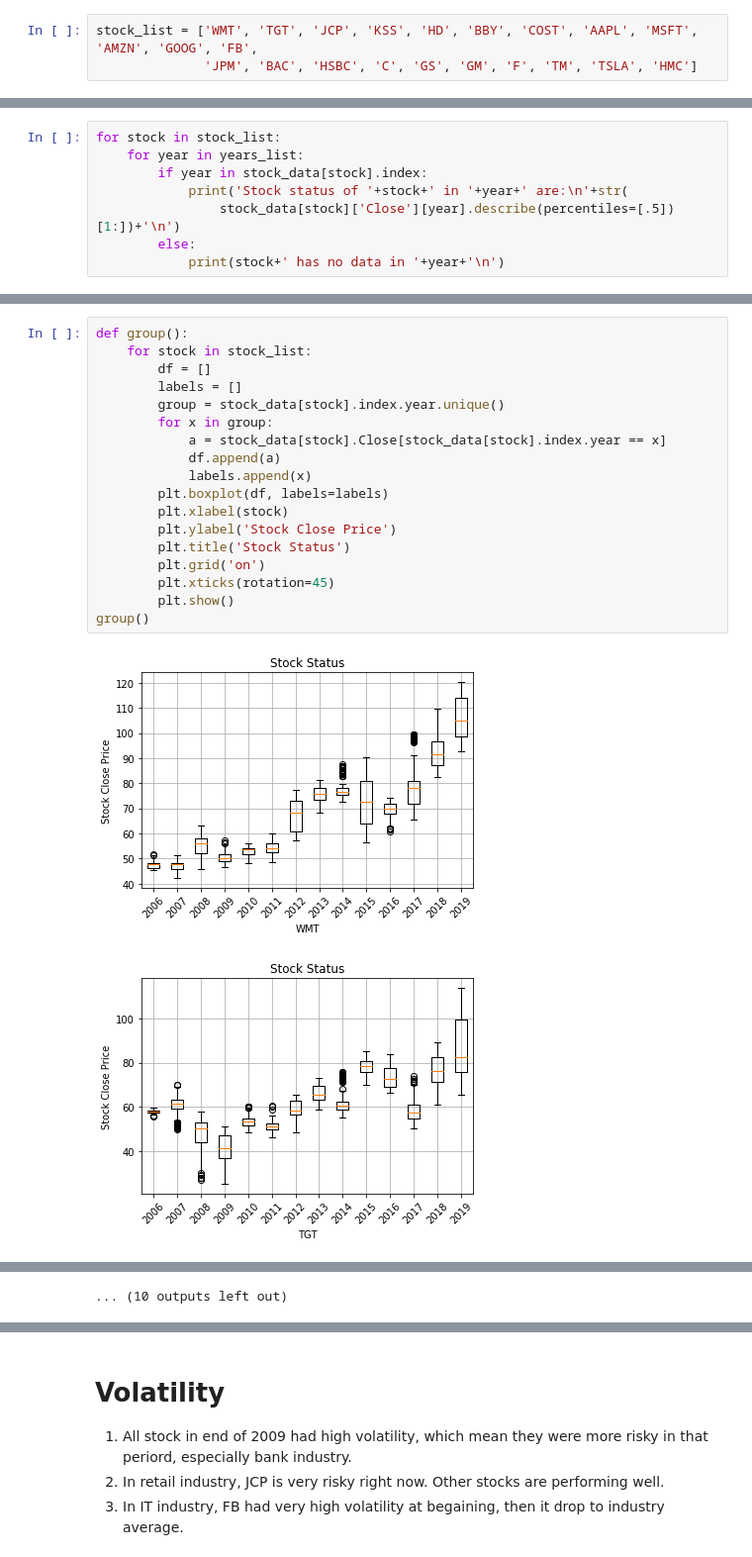
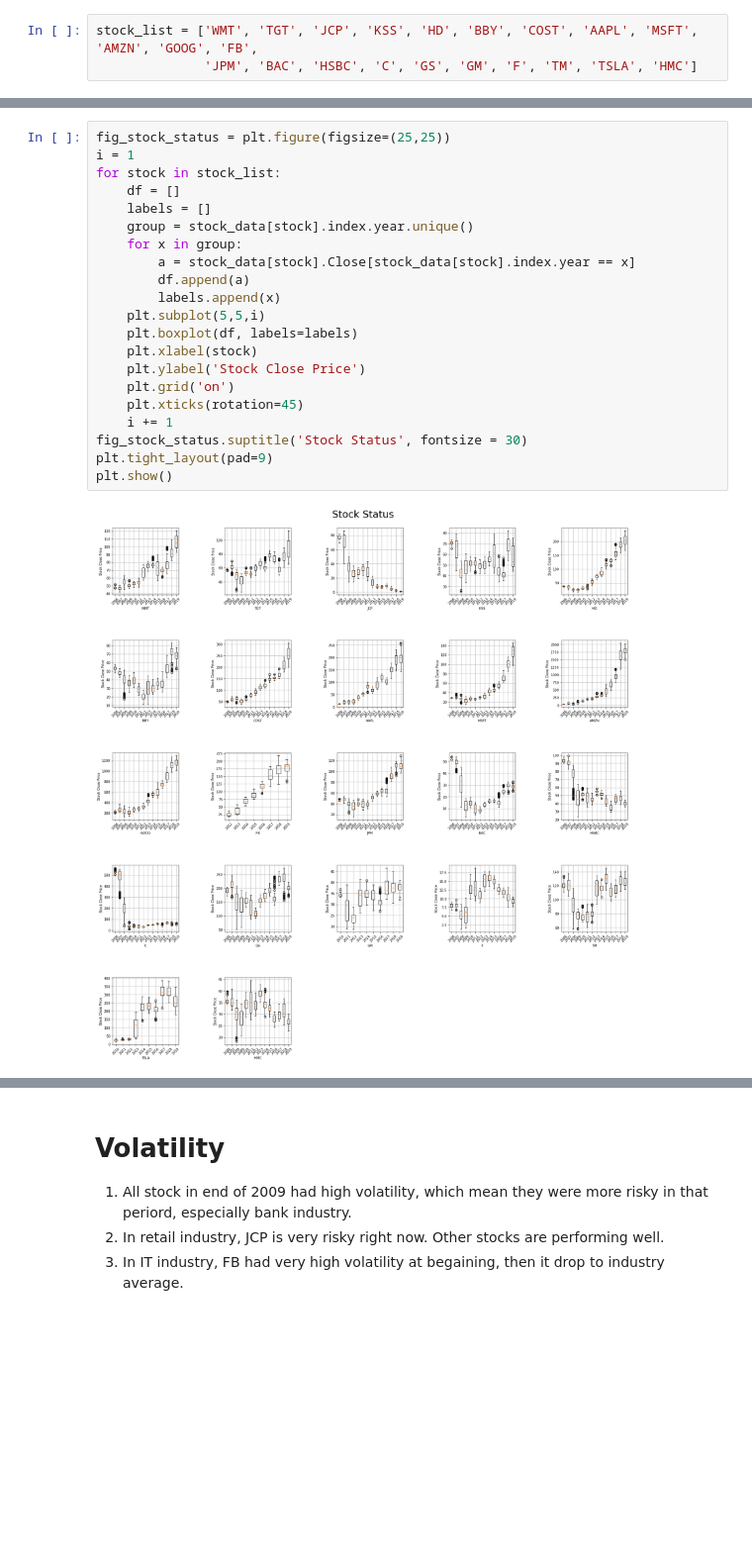
Before and after one commit to yuzhao1993/Fintech, a Jupyter notebook: Stock_data_retrieve/Retrieve_stock_data.ipynb, the cells around one changed output, grey strips where cells are left out. Shown at 99% size. Cells and saved outputs as stored; diff of their text form; blank space fills up the shorter version.

```diff
--- a/Stock_data_retrieve/Retrieve_stock_data.ipynb
+++ b/Stock_data_retrieve/Retrieve_stock_data.ipynb
@@ -99,8 +139,0 @@ industry_list = ['Retail_stock_list', 'IT_stock_list', 'Bank_stock_list', 'Auto_
-# %%
-for stock in stock_list:
-    for year in years_list:
-        if year in stock_data[stock].index:
-            print('Stock status of '+stock+' in '+year+' are:\n'+str(
-                stock_data[stock]['Close'][year].describe(percentiles=[.5])[1:])+'\n')
-        else:
-            print(stock+' has no data in '+year+'\n')
@@ -125,21 +245,23 @@ Name: Close, dtype: float64
 # %%
-def group():
-    for stock in stock_list:
-        df = []
-        labels = []
-        group = stock_data[stock].index.year.unique()
-        for x in group:
-            a = stock_data[stock].Close[stock_data[stock].index.year == x]
-            df.append(a)
-            labels.append(x)
-        plt.boxplot(df, labels=labels)
-        plt.xlabel(stock)
-        plt.ylabel('Stock Close Price')
-        plt.title('Stock Status')
-        plt.grid('on')
-        plt.xticks(rotation=45)
-        plt.show()
-group()
+fig_stock_status = plt.figure(figsize=(25,25))
+i = 1
+for stock in stock_list:
+    df = []
+    labels = []
+    group = stock_data[stock].index.year.unique()
+    for x in group:
+        a = stock_data[stock].Close[stock_data[stock].index.year == x]
+        df.append(a)
+        labels.append(x)
+    plt.subplot(5,5,i)
+    plt.boxplot(df, labels=labels)
+    plt.xlabel(stock)
+    plt.ylabel('Stock Close Price')
+    plt.grid('on')
+    plt.xticks(rotation=45)
+    i += 1
+fig_stock_status.suptitle('Stock Status', fontsize = 30)
+plt.tight_layout(pad=9)
+plt.show()
 # %% [output]
-[figure, old version]
+[figure, new version]
-[figure, removed]
@@ -156,2 +268 @@ group()
-... (10 outputs left out)
 # %%
```
Also changed, not shown: parts of 12 cells of this notebook, 23 other files.
